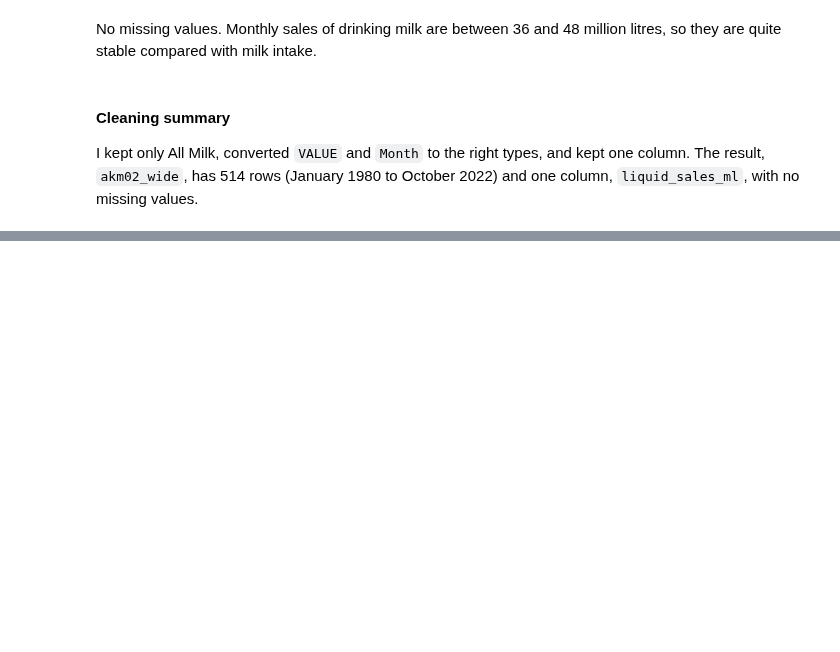
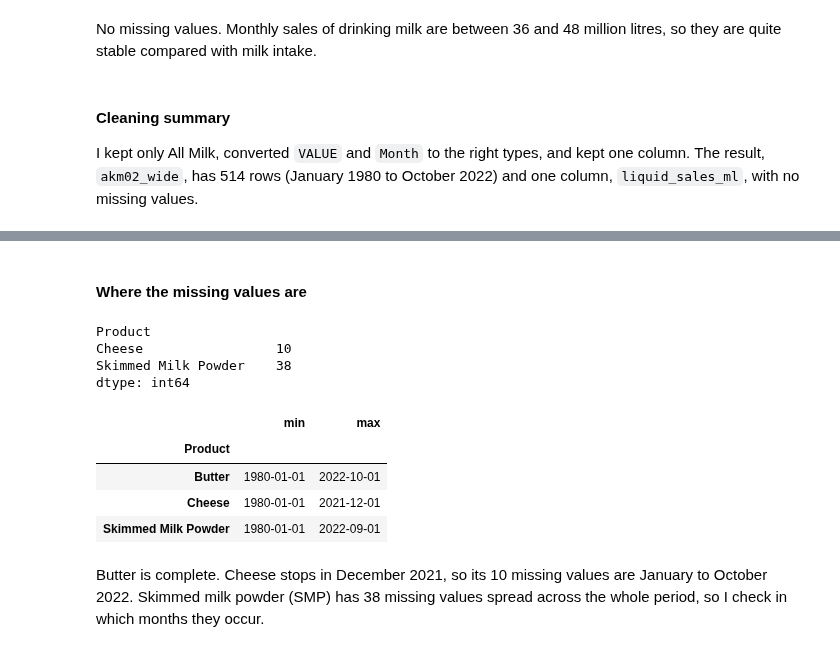
Before and after one commit to temulenbd/irish-dairy-analysis, a Jupyter notebook: notebooks/1_data_preparation.ipynb, the cells around one changed output, grey strips where cells are left out. Drawn from its saved outputs; the diff is of its cells as text; code cells hidden in the pictures; blank space fills up the shorter version.

```diff
--- a/notebooks/1_data_preparation.ipynb
+++ b/notebooks/1_data_preparation.ipynb
@@ -595,0 +721,7 @@ I kept only All Milk, converted `VALUE` and `Month` to the right types, and kept
+# %%
+# Convert VALUE to numbers in a separate variable (akm03 is not changed)
+# Anything that can't be converted becomes NaN
+vals3 = pd.to_numeric(akm03["VALUE"], errors="coerce")
+
+# Count missing values after the conversion
+vals3.isna().sum()
@@ -595,0 +750,23 @@ I kept only All Milk, converted `VALUE` and `Month` to the right types, and kept
+# %% [markdown]
+#### Where the missing values are
+# %%
+# Count missing values for each product
+akm03[vals3.isna()].groupby("Product").size()
+# %% [output]
+Product
+Cheese                 10
+Skimmed Milk Powder    38
+dtype: int64
+# %%
+# First and last month with data for each product
+dates3 = pd.to_datetime(akm03["Month"], format="%Y %B")
+with_data3 = akm03[vals3.notna()].assign(date=dates3)
+with_data3.groupby("Product")["date"].agg(["min", "max"])
+# %% [output]
+|  | min | max |
+| Product |  |  |
+| Butter | 1980-01-01 | 2022-10-01 |
+| Cheese | 1980-01-01 | 2021-12-01 |
+| Skimmed Milk Powder | 1980-01-01 | 2022-09-01 |
+# %% [markdown]
+Butter is complete. Cheese stops in December 2021, so its 10 missing values are January to October 2022. Skimmed milk powder (SMP) has 38 missing values spread across the whole period, so I check in which months they occur.
```
Also changed, not shown: parts of 33 cells of this notebook.
